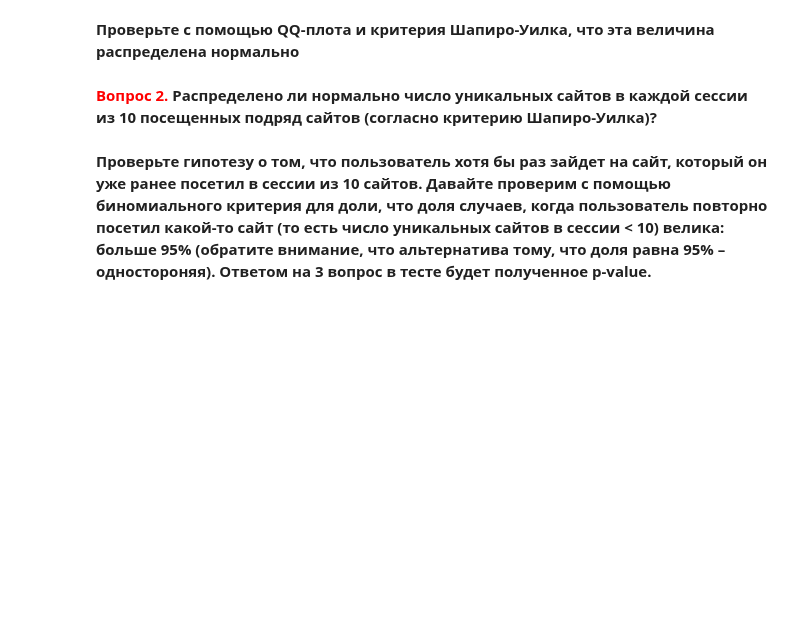
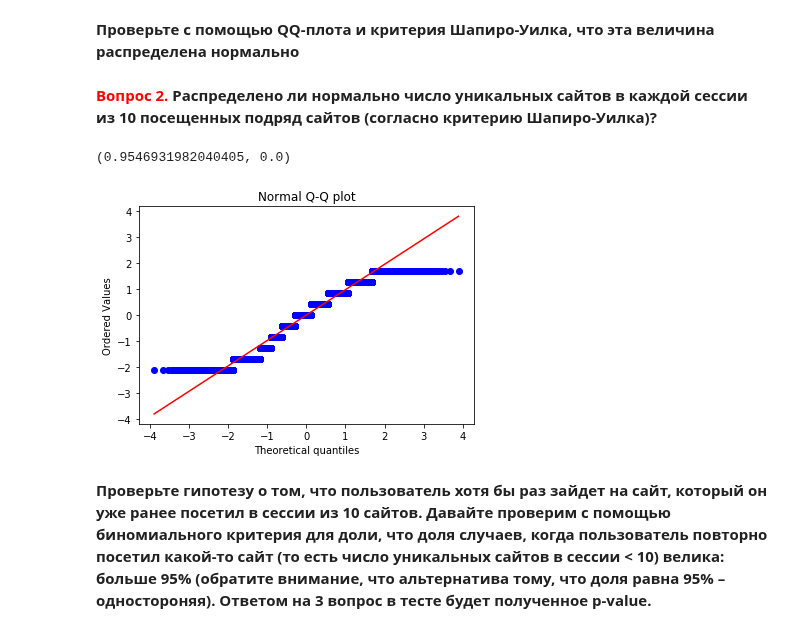
Before and after one commit to kcostya/mlcourse_open, a Jupyter notebook: jupyter_russian/project_alice/week2_analysis_hypotheses.ipynb, the cells around one changed output. Drawn from its saved outputs; the diff is of its cells as text; code cells hidden in the pictures; blank space fills up the shorter version.

```diff
--- a/jupyter_russian/project_alice/week2_analysis_hypotheses.ipynb
+++ b/jupyter_russian/project_alice/week2_analysis_hypotheses.ipynb
@@ -348,3 +366,14 @@ pd.Series(num_unique_sites).hist();
+# %%
+stats.shapiro(num_unique_sites)
+# %% [output]
+(0.9546931982040405, 0.0)
+# %%
+z = (num_unique_sites - np.mean(num_unique_sites))/np.std(num_unique_sites)
+stats.probplot(z, dist="norm", plot=plt)
+plt.title("Normal Q-Q plot")
+plt.show()
+# %% [output]
+[figure, added]
 # %% [markdown]
 **Проверьте гипотезу о том, что пользователь хотя бы раз зайдет на сайт, который он уже ранее посетил в сессии из 10 сайтов. Давайте проверим с помощью биномиального критерия для доли, что доля случаев, когда пользователь повторно посетил какой-то сайт (то есть число уникальных сайтов в сессии < 10) велика: больше 95% (обратите внимание, что альтернатива тому, что доля равна 95% –  одностороняя). Ответом на 3 вопрос в тесте будет полученное p-value.**
 # %% [markdown]
```
Also changed, not shown: parts of 30 cells of this notebook, 52 other files.
